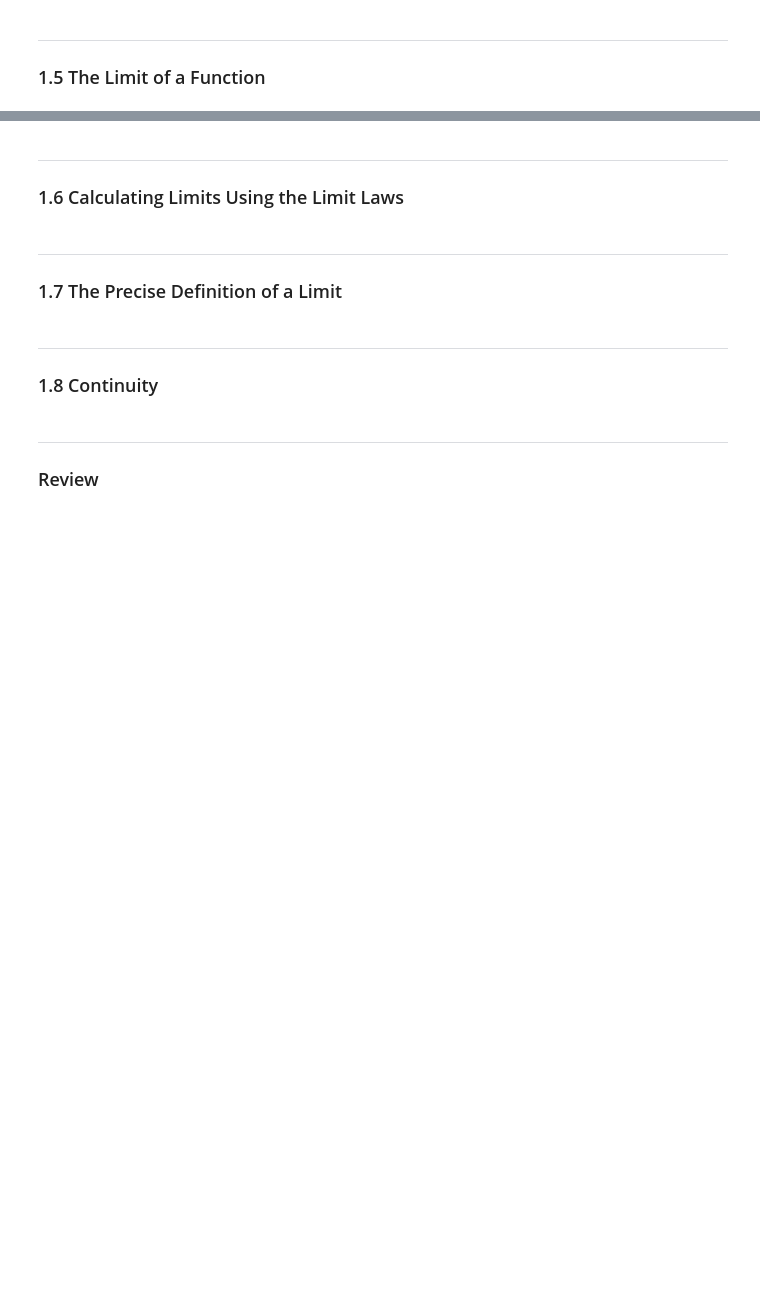
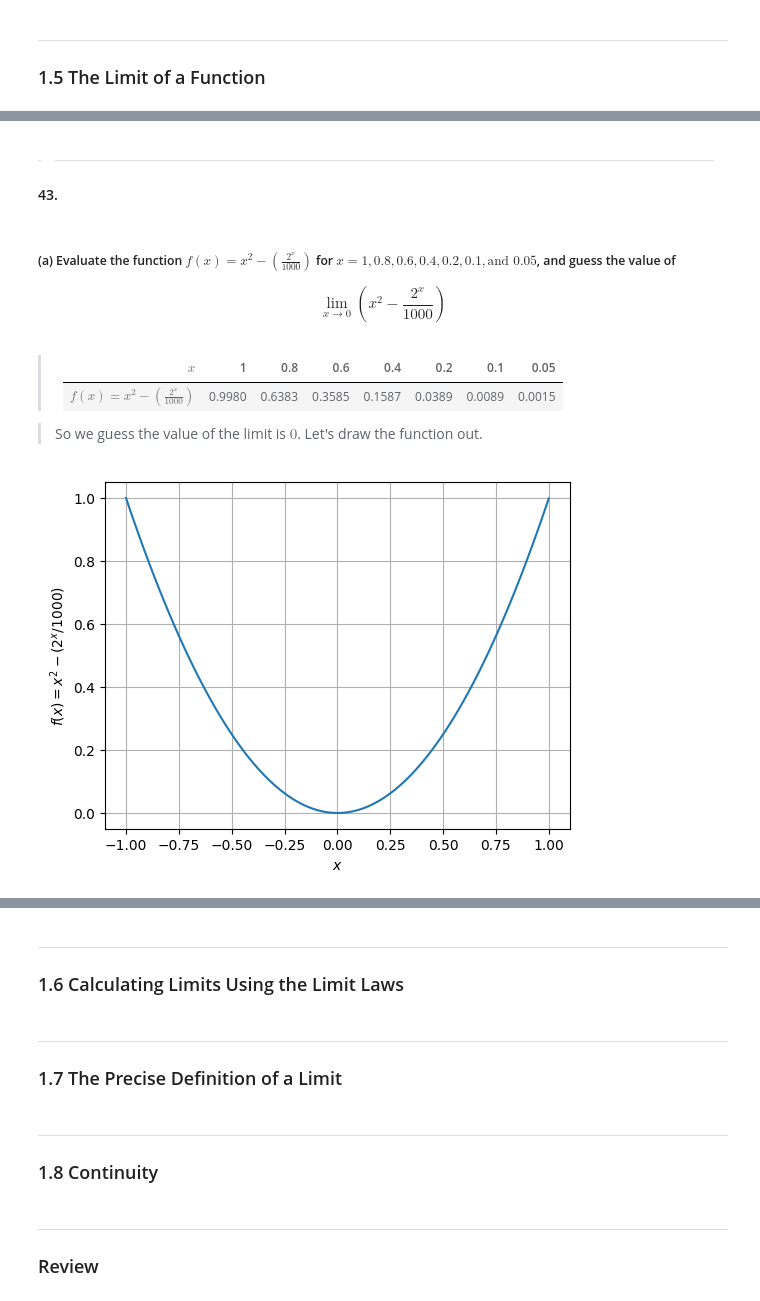
Before and after one commit to Aipss/DiveIntoDeepLearning, a Jupyter notebook: Calculus/Chapter1_Functions-and-Limits.ipynb, the cells around one changed output, grey strips where cells are left out. Cells and saved outputs as stored; diff of their text form; code cells hidden in the pictures; blank space fills up the shorter version.

```diff
--- a/Calculus/Chapter1_Functions-and-Limits.ipynb
+++ b/Calculus/Chapter1_Functions-and-Limits.ipynb
@@ -1060,0 +1086,25 @@ So the estimated instantaneous velocity when t=3 is -31.82
+# %% [markdown]
+> ---
+
+#### 43.
+# %% [markdown]
+##### (a) Evaluate the function $f(x) = x^2 - (\frac{2^x}{1000})$ for $x=1, 0.8, 0.6, 0.4, 0.2, 0.1, \text{and } 0.05$, and guess the value of
+$$\lim_{x\to 0} (x^2 - \frac{2^x}{1000})$$
+# %% [markdown]
+> | $x$ | 1 | 0.8 | 0.6 | 0.4 | 0.2 | 0.1 | 0.05 |
+> |:--:|:--:|:--:|:--:|:--:|:--:|:--:|:--:|
+> | $f(x)=x^2 - (\frac{2^x}{1000})$| 0.9980 | 0.6383 | 0.3585 | 0.1587 | 0.0389 | 0.0089 | 0.0015 |
+
+> So we guess the value of the limit is $0$. Let's draw the function out.
+# %%
+x = np.linspace(-1, 1, 100)
+y = x**2 - 2**x / 1_000
+
+fig, ax = plt.subplots(figsize=(6, 4.5))
+ax.plot(x, y)
+ax.set_xlabel(r'$x$')
+ax.set_ylabel(r'$f(x)=x^2 - (2^x / 1000)$')
+ax.grid(True)
+plt.show()
+# %% [output]
+[figure, added]
```
Also changed, not shown: parts of 25 cells of this notebook, 1 other file.
